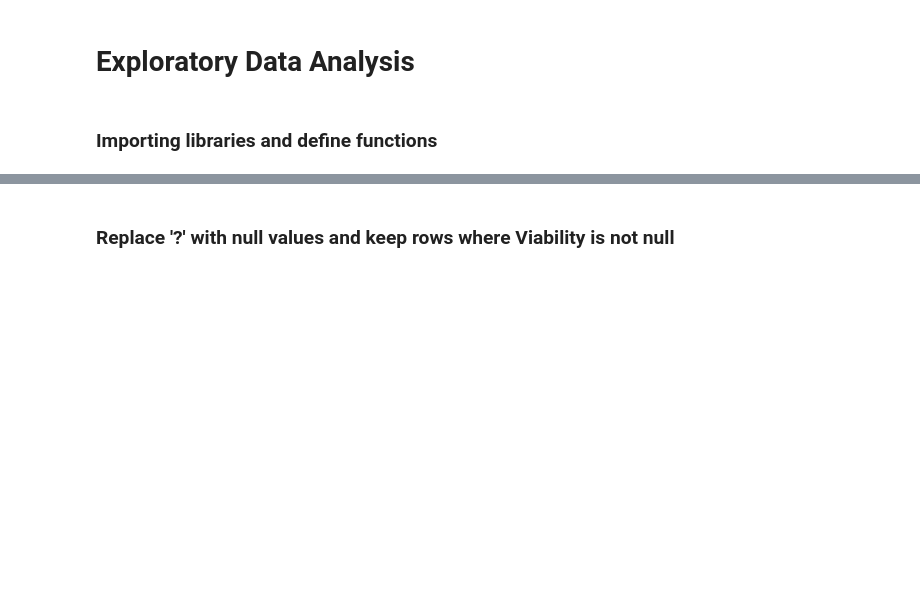
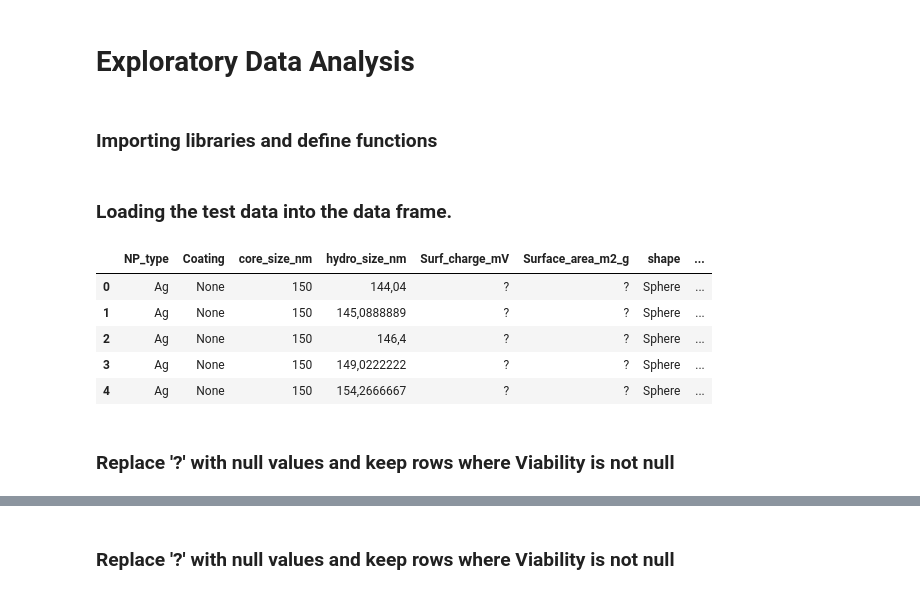
Before and after one commit to ammar257ammar/Nanosafety-ML-pycaret, a Jupyter notebook: analysis.ipynb, the cells around one changed output, grey strips where cells are left out. Drawn from its saved outputs; the diff is of its cells as text; code cells hidden in the pictures; blank space fills up the shorter version.

Commit message:
add external test set validation

```diff
--- a/analysis.ipynb
+++ b/analysis.ipynb
@@ -55,3 +55,21 @@ def plot_distribution(dataset):
         else:
             g = sns.distplot(dataset[column])
             plt.xticks(rotation=25)
+# %% [markdown]
+### Loading the test data into the data frame.
+# %%
+tdf = pd.read_csv("input/test_set_asina.txt", sep="\t", encoding="unicode_escape",
+                  usecols=['NP_type', 'Coating','core_size_nm','hydro_size_nm','Surf_charge_mV','Surface_area_m2_g',
+                           'shape','Dose_microg_mL','Duration_h','Cell_name','Cell_species','cell_Organ','Cell_morphology',
+                           'Cell_age','cell_type','sex','Assay','Test_indicator','Viability'])
+# %%
+tdf.head()
+# %% [output]
+|  | NP_type | Coating | core_size_nm | hydro_size_nm | Surf_charge_mV | Surface_area_m2_g | shape | ... |
+| 0 | Ag | None | 150 | 144,04 | ? | ? | Sphere | ... |
+| 1 | Ag | None | 150 | 145,0888889 | ? | ? | Sphere | ... |
+| 2 | Ag | None | 150 | 146,4 | ? | ? | Sphere | ... |
+| 3 | Ag | None | 150 | 149,0222222 | ? | ? | Sphere | ... |
+| 4 | Ag | None | 150 | 154,2666667 | ? | ? | Sphere | ... |
+# %% [markdown]
+### Replace '?' with null values and keep rows where Viability is not null
```
Also changed, not shown: parts of 33 cells of this notebook, 2 other files.
